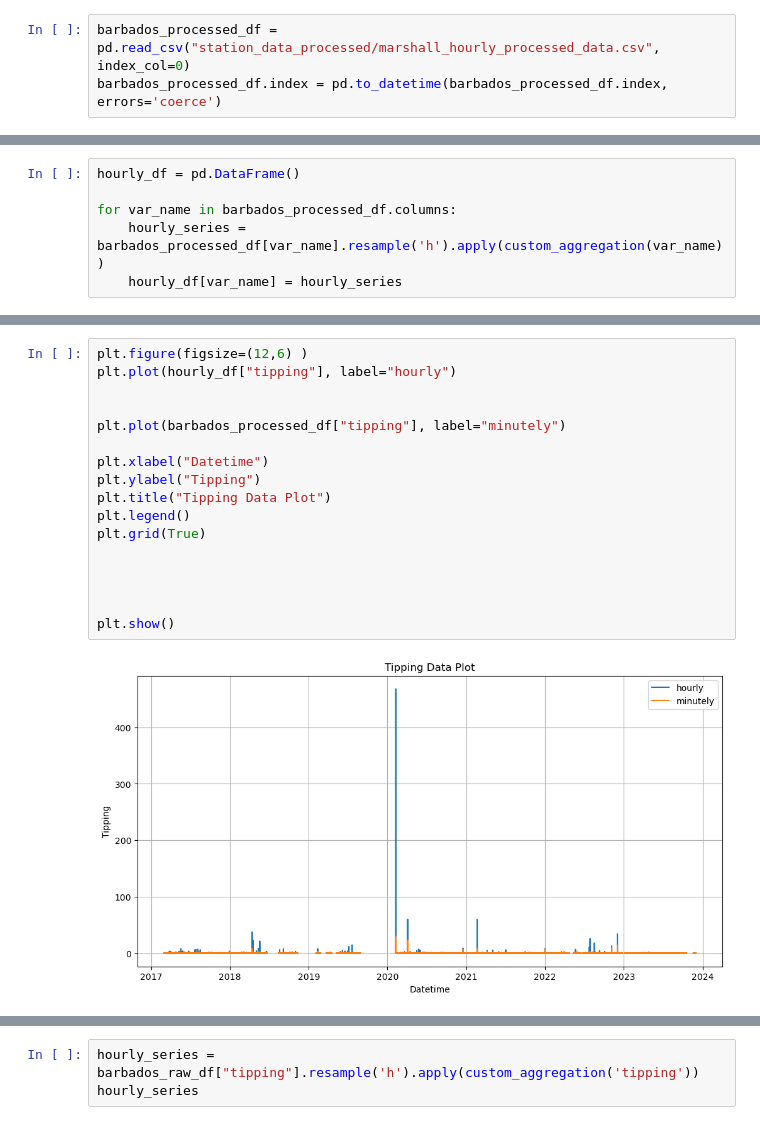
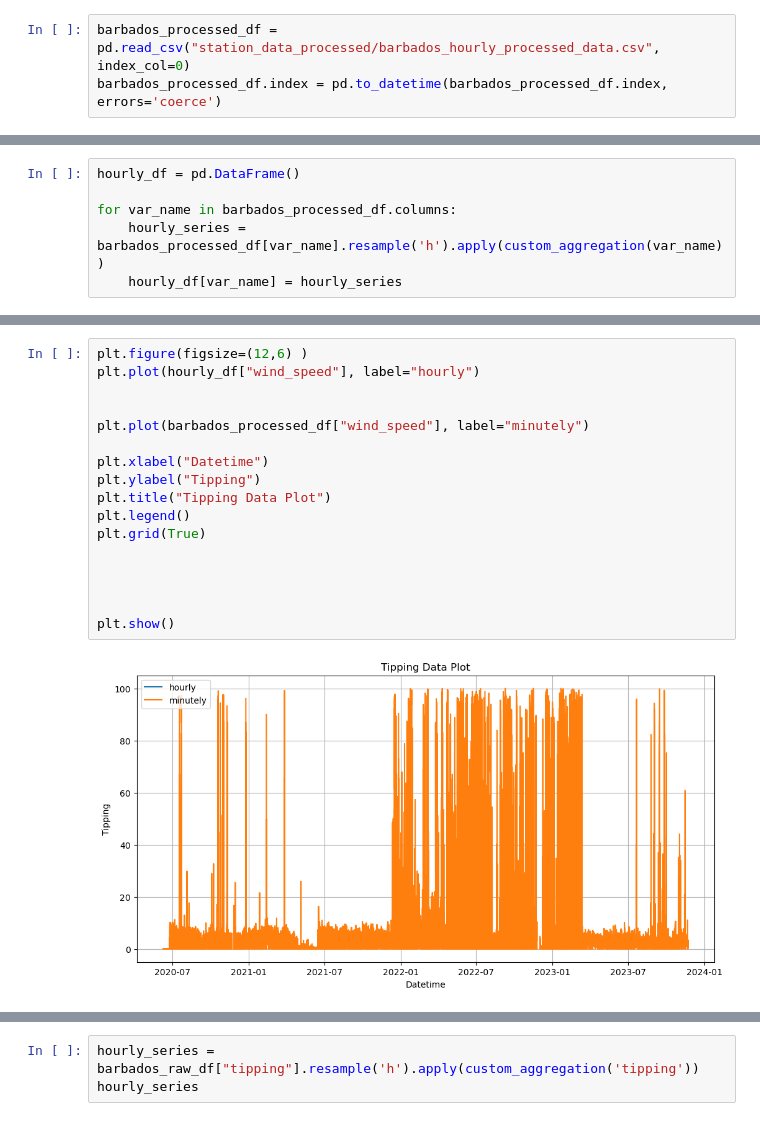
Before and after one commit to Ferdinand1123/digital-twin-for-weather-station, a Jupyter notebook: preciptiation.ipynb, the cells around one changed output, grey strips where cells are left out. Cells and saved outputs as stored; diff of their text form.

```diff
--- a/preciptiation.ipynb
+++ b/preciptiation.ipynb
@@ -10,7 +10,7 @@ import seaborn as sns
 
 pd.set_option("display.max_columns",30)
 # %%
-barbados_processed_df = pd.read_csv("station_data_processed/marshall_hourly_processed_data.csv", index_col=0)
+barbados_processed_df = pd.read_csv("station_data_processed/barbados_hourly_processed_data.csv", index_col=0)
 barbados_processed_df.index = pd.to_datetime(barbados_processed_df.index, errors='coerce')
 # %%
 barbados_processed_df.head()
@@ -227,19 +240,19 @@ plt.show()
 # %%
 plt.figure(figsize=(12,6) )
-plt.plot(hourly_df["tipping"], label="hourly")
+plt.plot(hourly_df["wind_speed"], label="hourly")
 
 
-plt.plot(barbados_processed_df["tipping"], label="minutely")
+plt.plot(barbados_processed_df["wind_speed"], label="minutely")
 
 plt.xlabel("Datetime")
 plt.ylabel("Tipping")
 plt.title("Tipping Data Plot")
 plt.legend()
 plt.grid(True)
 
 
 
 
 plt.show()
 # %% [output]
-[figure, old version]
+[figure, new version]
```
Also changed, not shown: parts of 12 cells of this notebook, 3 other files.
